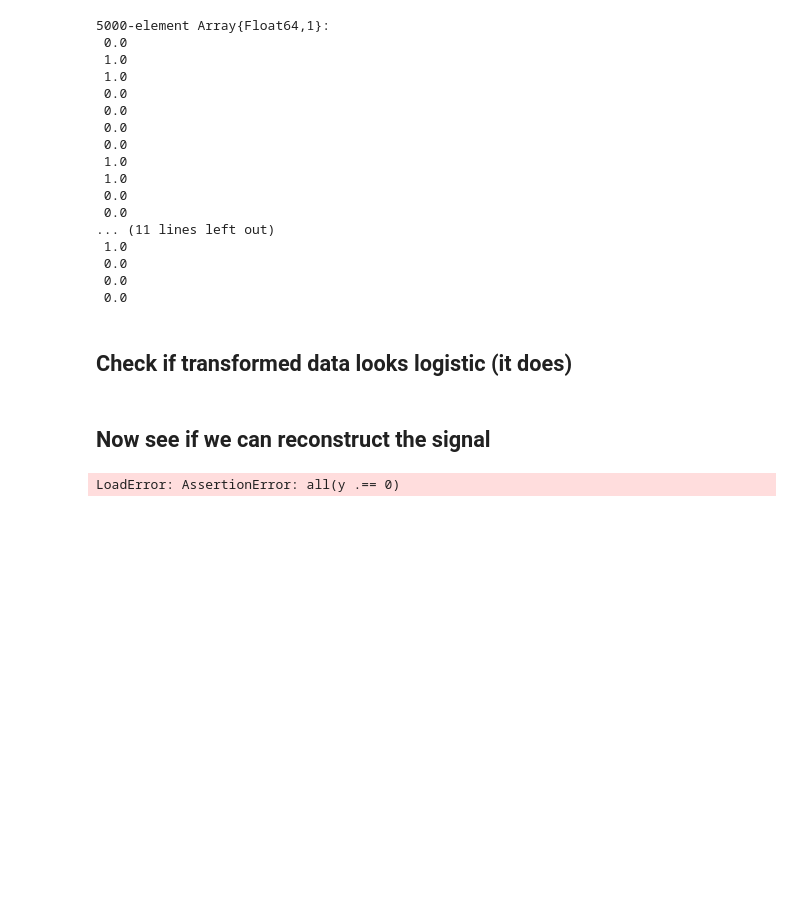
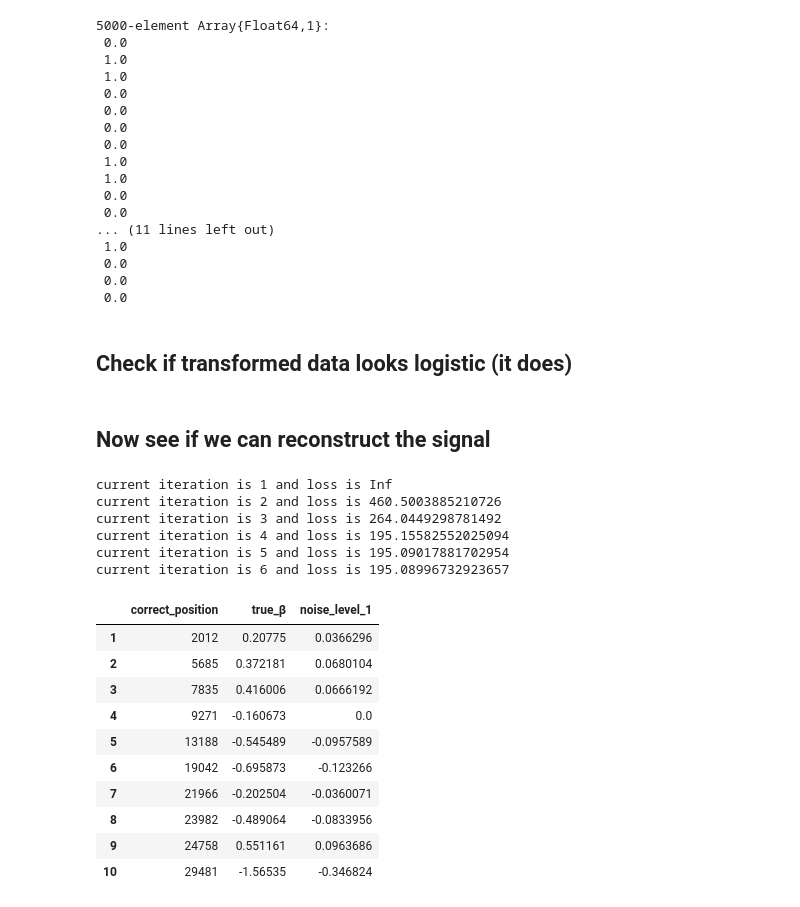
Before and after one commit to OpenMendel/MendelIHT.jl, a Jupyter notebook: docs/MendelIHT_tutorial/logistic_IHT.ipynb, the cells around one changed output. Drawn from its saved outputs; the diff is of its cells as text; code cells hidden in the pictures; blank space fills up the shorter version.

```diff
--- a/docs/MendelIHT_tutorial/logistic_IHT.ipynb
+++ b/docs/MendelIHT_tutorial/logistic_IHT.ipynb
@@ -71,15 +71,31 @@ myplot = plot(collect(1:5000), temp)
 # %%
 #compute logistic IHT result
 estimated_models = zeros(k)
 v = IHTVariables(x, z, y, 1, k)
 result = L0_reg(v, x, z, y, 1, k, glm = "logistic")
 estimated_models .= result.beta[correct_position]
 
 #compare and contrast
 true_model = true_b[correct_position]
 compare_model = DataFrame(
     correct_position = correct_position,
-    true_β           = true_model
+    true_β           = true_model,
     noise_level_1    = estimated_models)
 # %% [output]
-LoadError: AssertionError: all(y .== 0)
+current iteration is 1 and loss is Inf
+current iteration is 2 and loss is 460.5003885210726
+current iteration is 3 and loss is 264.0449298781492
+current iteration is 4 and loss is 195.15582552025094
+current iteration is 5 and loss is 195.09017881702954
+current iteration is 6 and loss is 195.08996732923657
+|  | correct_position | true_β | noise_level_1 |
+| 1 | 2012 | 0.20775 | 0.0366296 |
+| 2 | 5685 | 0.372181 | 0.0680104 |
+| 3 | 7835 | 0.416006 | 0.0666192 |
+| 4 | 9271 | -0.160673 | 0.0 |
+| 5 | 13188 | -0.545489 | -0.0957589 |
+| 6 | 19042 | -0.695873 | -0.123266 |
+| 7 | 21966 | -0.202504 | -0.0360071 |
+| 8 | 23982 | -0.489064 | -0.0833956 |
+| 9 | 24758 | 0.551161 | 0.0963686 |
+| 10 | 29481 | -1.56535 | -0.346824 |
```
Also changed, not shown: parts of 1 cell of this notebook, 2 other files.
